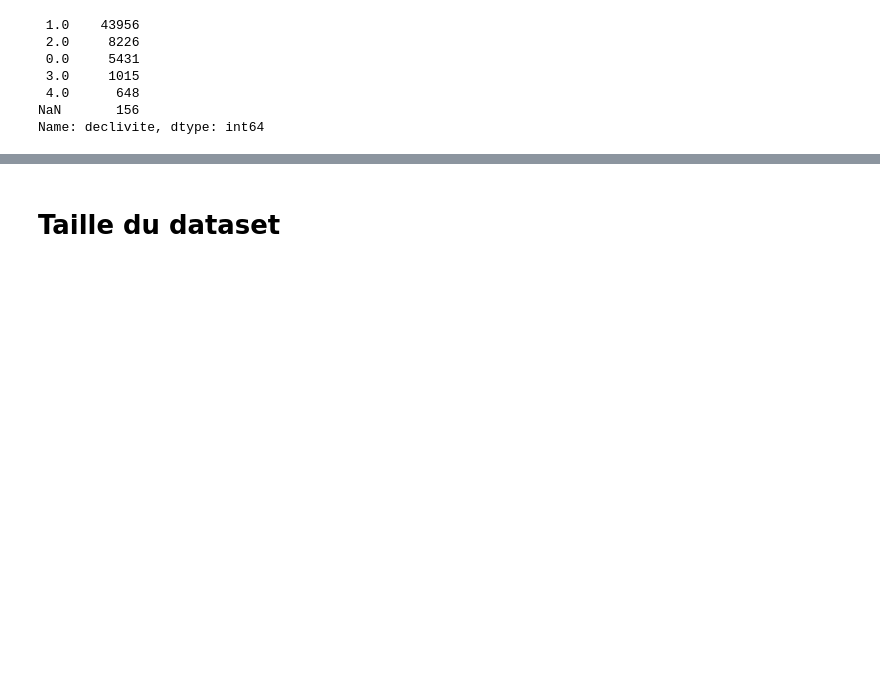
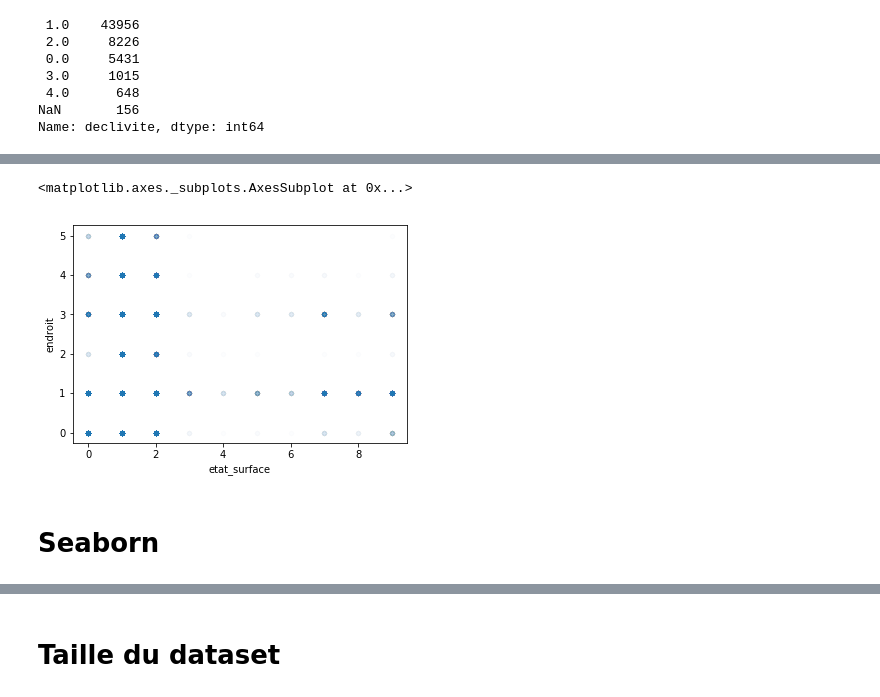
Before and after one commit to romainjouin/formation_python, a Jupyter notebook: ib02_accidents_corporels_de_la_circulation.ipynb, the cells around one changed output, grey strips where cells are left out. Drawn from its saved outputs; the diff is of its cells as text; code cells hidden in the pictures; blank space fills up the shorter version.

```diff
--- a/ib02_accidents_corporels_de_la_circulation.ipynb
+++ b/ib02_accidents_corporels_de_la_circulation.ipynb
@@ -240,0 +244,10 @@ Name: declivite, dtype: int64
+# %%
+dico = {
+None : "inconnue",
+0 : "inconnue",
+1 : "Sur chaussée",
+2 : "Sur bande d’arrêt d’urgence ",
+3 : "Sur accotement",
+4 : "Sur trottoir",
+5 : "Sur piste cyclable",
+}
@@ -240,0 +265,2 @@ Name: declivite, dtype: int64
+# %%
+df["endroit_enc"] = df.endroit.map(dico)
@@ -240,0 +320,7 @@ Name: declivite, dtype: int64
+# %%
+df.plot.scatter("etat_surface", "endroit",alpha=0.01)
+# %% [output]
+<matplotlib.axes._subplots.AxesSubplot at 0x...>
+[figure, added]
+# %% [markdown]
+# Seaborn
```
Also changed, not shown: parts of 24 cells of this notebook.
